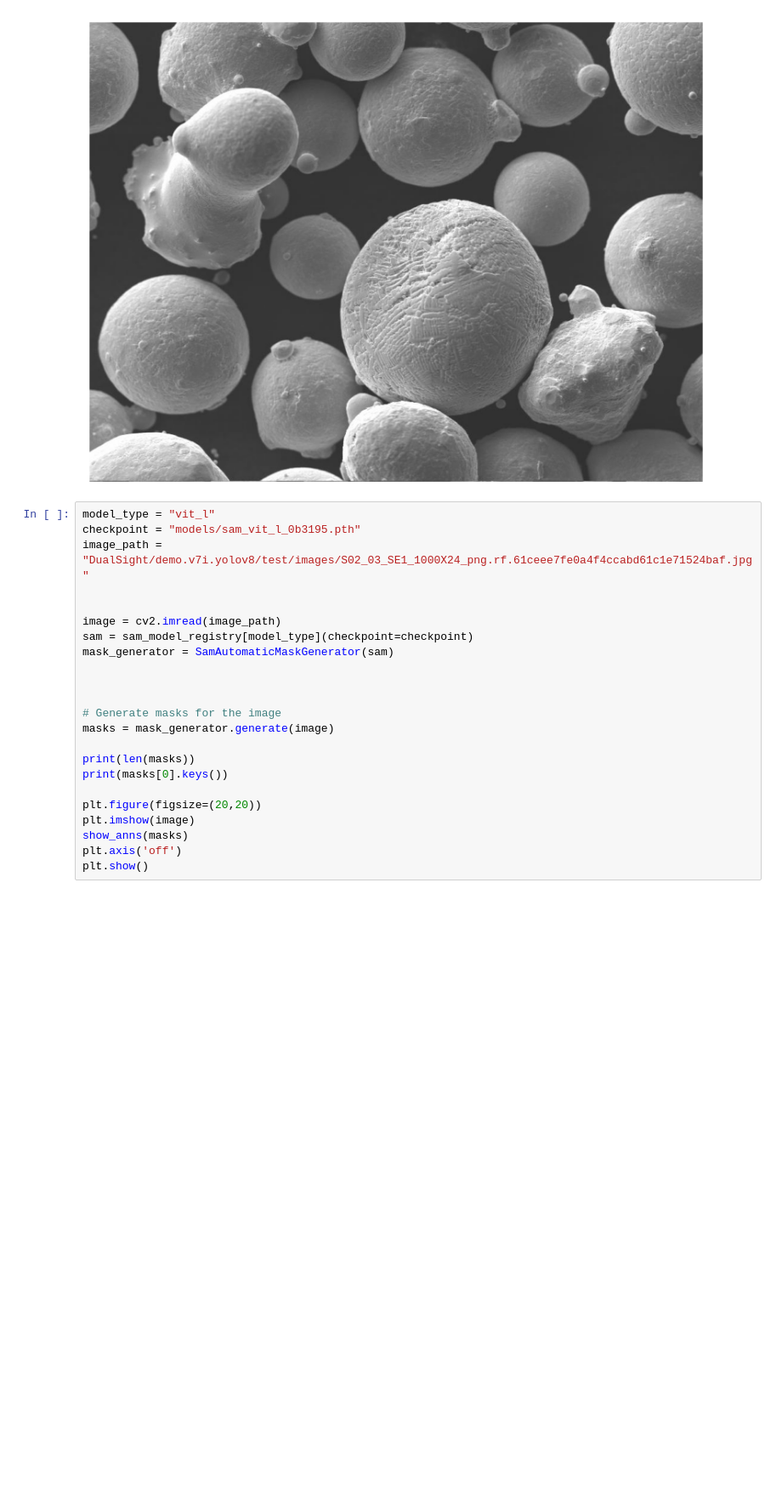
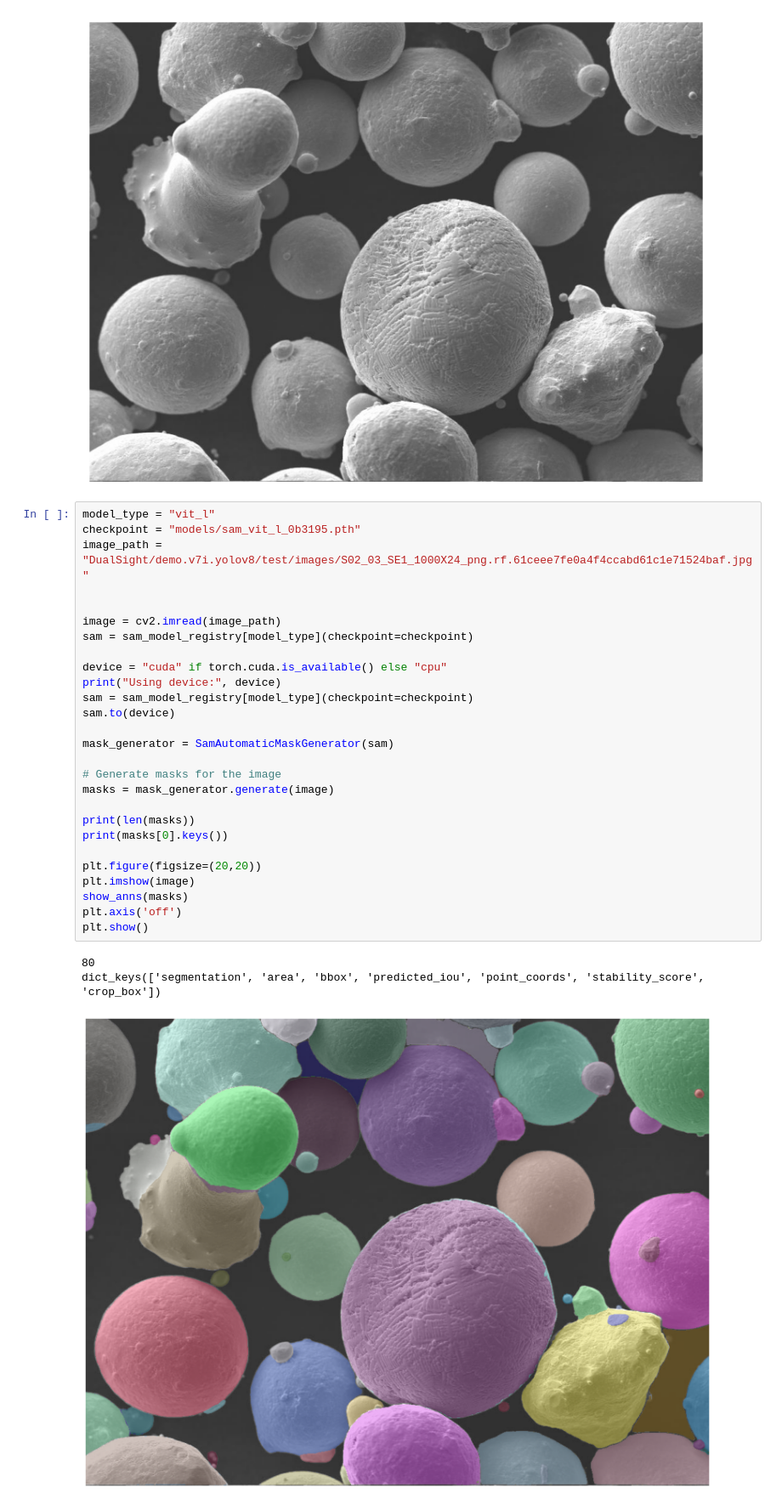
Before and after one commit to sprice134/DualSight, a Jupyter notebook: demo.ipynb, the cells around one changed output. Shown at 85% size. Drawn from its saved outputs; the diff is of its cells as text; blank space fills up the shorter version.

Commit message:
Created demo file for segmentation refinement

```diff
--- a/demo.ipynb
+++ b/demo.ipynb
@@ -142,26 +103,34 @@ plt.show()
 # %%
 model_type = "vit_l"
 checkpoint = "models/sam_vit_l_0b3195.pth"
 image_path = "DualSight/demo.v7i.yolov8/test/images/S02_03_SE1_1000X24_png.rf.61ceee7fe0a4f4ccabd61c1e71524baf.jpg"
 
 
 image = cv2.imread(image_path)
 sam = sam_model_registry[model_type](checkpoint=checkpoint)
+
+device = "cuda" if torch.cuda.is_available() else "cpu"
+print("Using device:", device)
+sam = sam_model_registry[model_type](checkpoint=checkpoint)
+sam.to(device)
+
 mask_generator = SamAutomaticMaskGenerator(sam)
-
-
 
 # Generate masks for the image
 masks = mask_generator.generate(image)
 
 print(len(masks))
 print(masks[0].keys())
 
 plt.figure(figsize=(20,20))
 plt.imshow(image)
 show_anns(masks)
 plt.axis('off')
 plt.show()
+# %% [output]
+80
+dict_keys(['segmentation', 'area', 'bbox', 'predicted_iou', 'point_coords', 'stability_score', 'crop_box'])
+[figure, added]
 # %%
 def train_yolo(
     data_yaml="../demo.v7i.yolov8/data.yaml",
```
Also changed, not shown: parts of 5 cells of this notebook.
